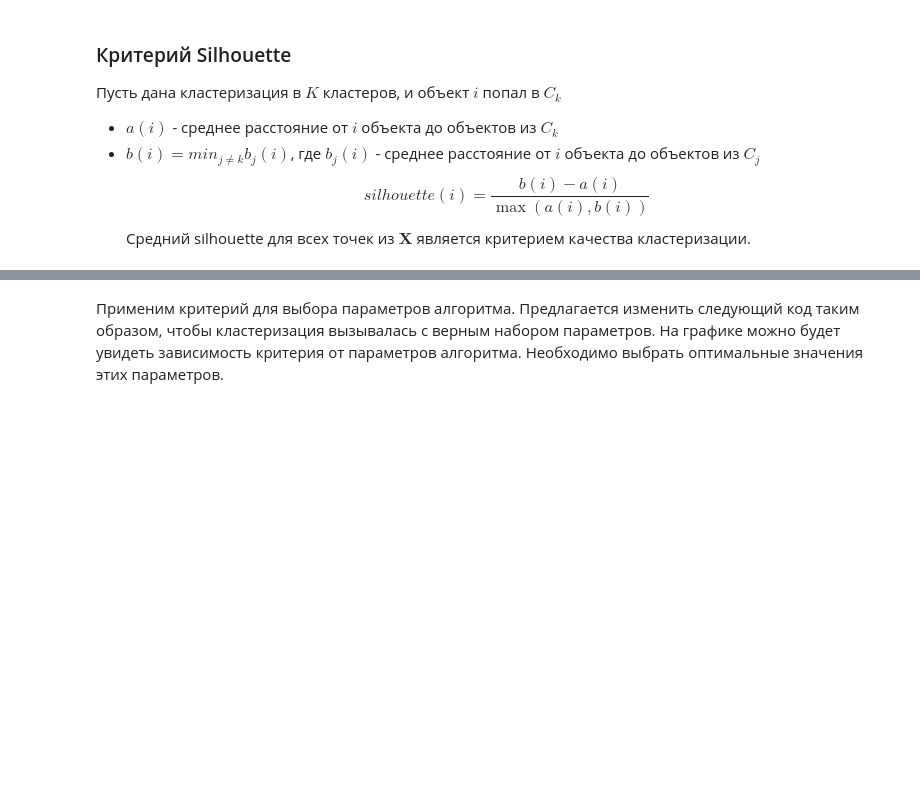
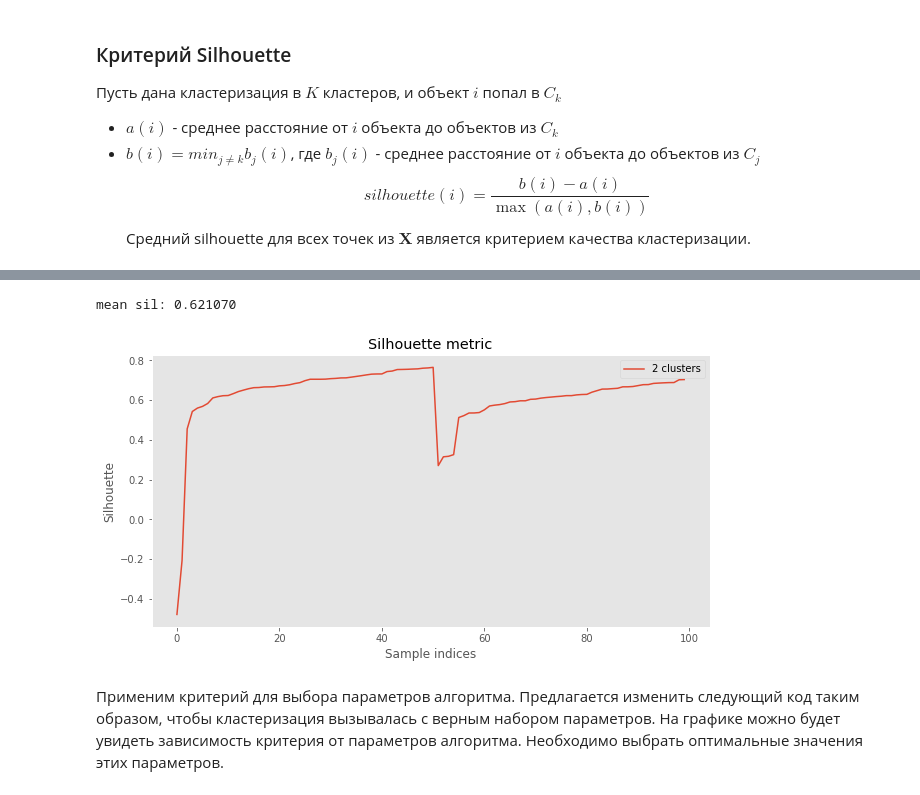
Before and after one commit to Xsardas1000/Intellectual-processing-of-data, a Jupyter notebook: hw2-clusters/filin_hw2-clusters.ipynb, the cells around one changed output, grey strips where cells are left out. Drawn from its saved outputs; the diff is of its cells as text; code cells hidden in the pictures; blank space fills up the shorter version.

```diff
--- a/hw2-clusters/filin_hw2-clusters.ipynb
+++ b/hw2-clusters/filin_hw2-clusters.ipynb
@@ -389,5 +352,0 @@ def make_sil(X, labels):
-# %%
-dbscan = Clustering(eps=0.9, min_pts=5)
-dbscan.fit(X_st)
-plt.figure(figsize=(10, 5))
-plt.scatter(X_st[:,0], X_st[:, 1], c=dbscan.labels, s=30)
@@ -397 +358,24 @@ plt.scatter(X_st[:,0], X_st[:, 1], c=dbscan.labels, s=30)
+# %%
+## Задание 2
+def quality(X, labels):
+    K = set(labels[labels >= 0])
+    if len(K) < 2 or len(K) > len(X):
+        return np.zeros(0)
+    X = np.c_[X, labels]
+
+    silhouette = np.array([])
+    for i, x in enumerate(X):
+
+        X_k = np.delete(X, [i], axis=0)
+        a_i = mean_dist(x[:-1], X_k[X_k[:,-1] == x[-1]][:,:-1])
+        b_i = np.min([mean_dist(x[:-1], X[X[:,-1] == k][:,:-1]) for k in K if k != x[-1]])
+
+        tmp = (np.max([a_i, b_i]))
+        sil = 0
+        if tmp:
+            sil = (float)(b_i - a_i) / tmp
+        else:
+            sil = 0
+        silhouette = np.append(silhouette, sil)
+    return silhouette
 # %%
@@ -460,3 +406,17 @@ mean sil: 0.621070
+# %%
+print("mean sil: %f" %(res_sil.mean()))
+plt.figure(figsize=(10, 5))
+plt.plot(sil_scores.sil.values, label="2 clusters")
+
+leg = plt.legend(mode='center right')
+plt.title("Silhouette metric")
+plt.ylabel("Silhouette")
+plt.xlabel("Sample indices")
+plt.grid()
+plt.show()
+# %% [output]
+mean sil: 0.621070
+[figure, added]
 # %% [markdown]
 Применим критерий для выбора параметров алгоритма. Предлагается изменить следующий код таким образом, чтобы кластеризация вызывалась с верным набором параметров. На графике можно будет увидеть зависимость критерия от параметров алгоритма. Необходимо выбрать оптимальные значения этих параметров.
 # %%
```
Also changed, not shown: parts of 27 cells of this notebook.
